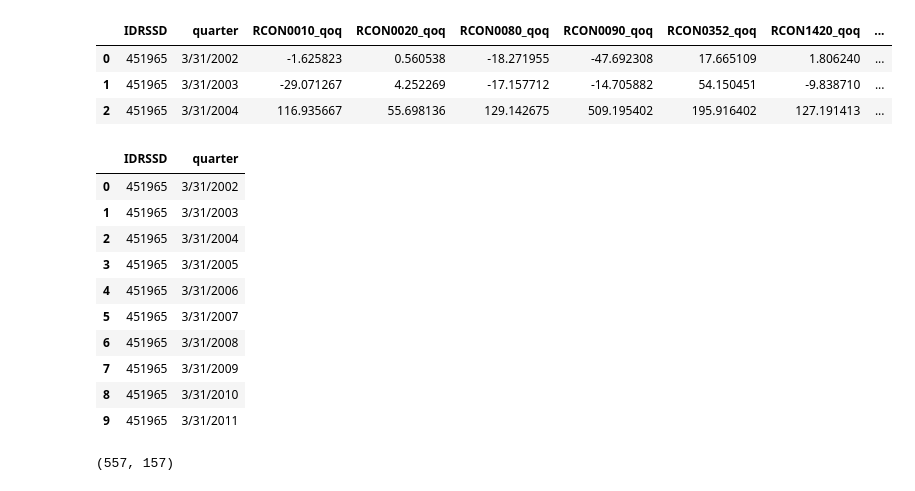
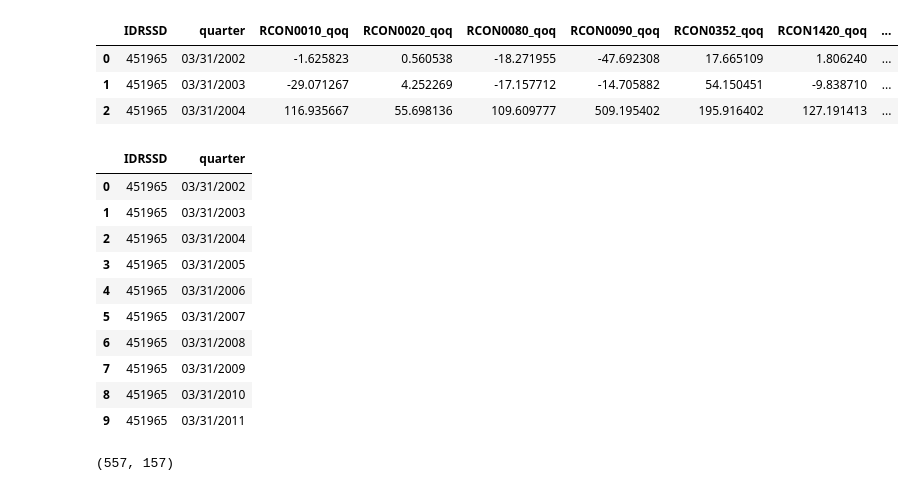
Before and after one commit to iamjalenmarshall/WFU-T4-BofA-Project, a Jupyter notebook: src/models/isolation_forest/ISO.ipynb, the cells around one changed output. Drawn from its saved outputs; the diff is of its cells as text; code cells hidden in the pictures.

```diff
--- a/src/models/isolation_forest/ISO.ipynb
+++ b/src/models/isolation_forest/ISO.ipynb
@@ -12,29 +12,29 @@ from sklearn.ensemble import IsolationForest
 pd.set_option("display.max_columns", 200)
 np.random.seed(42)
 # %%
-df = pd.read_csv("ffiec.csv")  # if needed: r"C:\path\to\ffiec.csv"
+df = pd.read_csv("ffiec_v2.csv")  # if needed: r"C:\path\to\ffiec.csv"
 df.shape
 df.head(3)
 # %% [output]
 |  | IDRSSD | quarter | RCON0010_qoq | RCON0020_qoq | RCON0080_qoq | RCON0090_qoq | RCON0352_qoq | RCON1420_qoq | ... |
-| 0 | 451965 | 3/31/2002 | -1.625823 | 0.560538 | -18.271955 | -47.692308 | 17.665109 | 1.806240 | ... |
-| 1 | 451965 | 3/31/2003 | -29.071267 | 4.252269 | -17.157712 | -14.705882 | 54.150451 | -9.838710 | ... |
-| 2 | 451965 | 3/31/2004 | 116.935667 | 55.698136 | 129.142675 | 509.195402 | 195.916402 | 127.191413 | ... |
+| 0 | 451965 | 03/31/2002 | -1.625823 | 0.560538 | -18.271955 | -47.692308 | 17.665109 | 1.806240 | ... |
+| 1 | 451965 | 03/31/2003 | -29.071267 | 4.252269 | -17.157712 | -14.705882 | 54.150451 | -9.838710 | ... |
+| 2 | 451965 | 03/31/2004 | 116.935667 | 55.698136 | 109.609777 | 509.195402 | 195.916402 | 127.191413 | ... |
 # %%
 df.dtypes.value_counts()
 df[["IDRSSD", "quarter"]].head(10)
 # %% [output]
 |  | IDRSSD | quarter |
-| 0 | 451965 | 3/31/2002 |
-| 1 | 451965 | 3/31/2003 |
-| 2 | 451965 | 3/31/2004 |
-| 3 | 451965 | 3/31/2005 |
-| 4 | 451965 | 3/31/2006 |
-| 5 | 451965 | 3/31/2007 |
-| 6 | 451965 | 3/31/2008 |
-| 7 | 451965 | 3/31/2009 |
-| 8 | 451965 | 3/31/2010 |
-| 9 | 451965 | 3/31/2011 |
+| 0 | 451965 | 03/31/2002 |
+| 1 | 451965 | 03/31/2003 |
+| 2 | 451965 | 03/31/2004 |
+| 3 | 451965 | 03/31/2005 |
+| 4 | 451965 | 03/31/2006 |
+| 5 | 451965 | 03/31/2007 |
+| 6 | 451965 | 03/31/2008 |
+| 7 | 451965 | 03/31/2009 |
+| 8 | 451965 | 03/31/2010 |
+| 9 | 451965 | 03/31/2011 |
 # %%
 non_feature_cols = ["IDRSSD", "quarter"]
 X = df.drop(columns=non_feature_cols)
```
Also changed, not shown: parts of 7 cells of this notebook.
